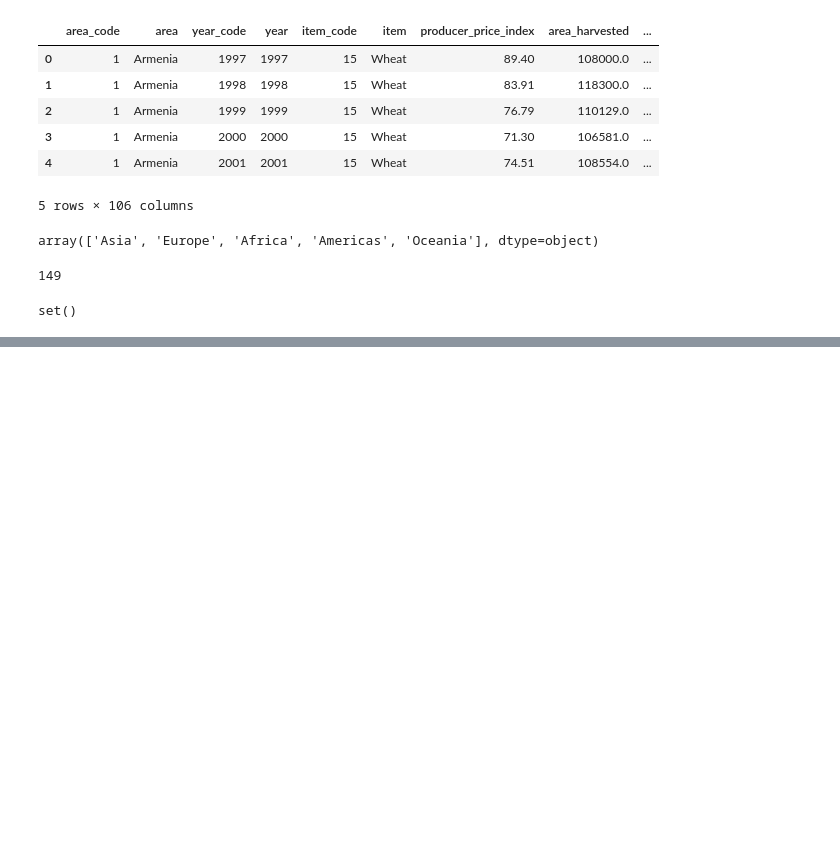
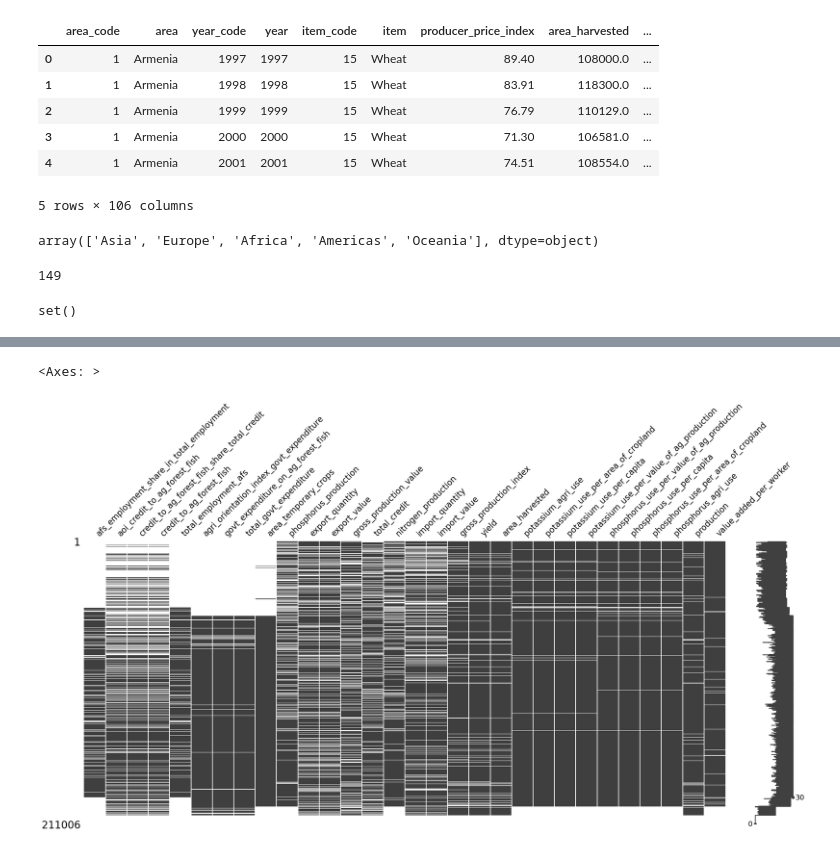
Before and after one commit to Leonidus1995/farmer-prices-forecasting, a Jupyter notebook: data_imputation.ipynb, the cells around one changed output, grey strips where cells are left out. Saved outputs shown, nothing was run; the diff lists cells and outputs as text; code cells hidden in the pictures; blank space fills up the shorter version.

```diff
--- a/data_imputation.ipynb
+++ b/data_imputation.ipynb
@@ -360,0 +409,13 @@ set()
+# %%
+# identify the top 30 variables with highest proportion of missing data
+top_missing_vars = merged_data.isna().mean().sort_values(ascending=False).head(30).index
+
+# sort the dataset by year to visualize how missingness evolves over time
+merged_data_sorted = merged_data.sort_values(['year'])
+
+# generate a matrix plot displaying missingness pattern for these top 30 variables
+# each horizontal bar represents a row; white = missing, black = present
+msno.matrix(merged_data_sorted[top_missing_vars])
+# %% [output]
+<Axes: >
+[figure, added]
```
Also changed, not shown: parts of 8 cells of this notebook, 3 other files.
